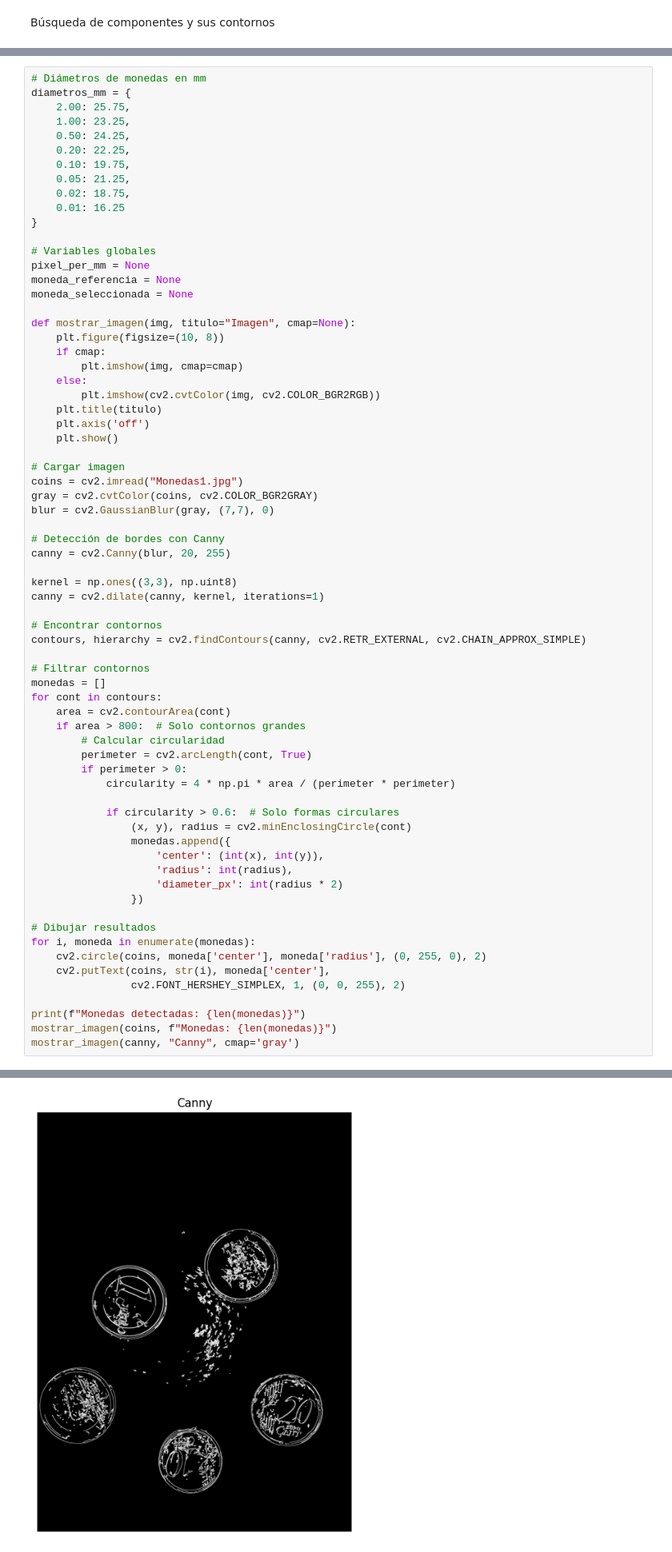
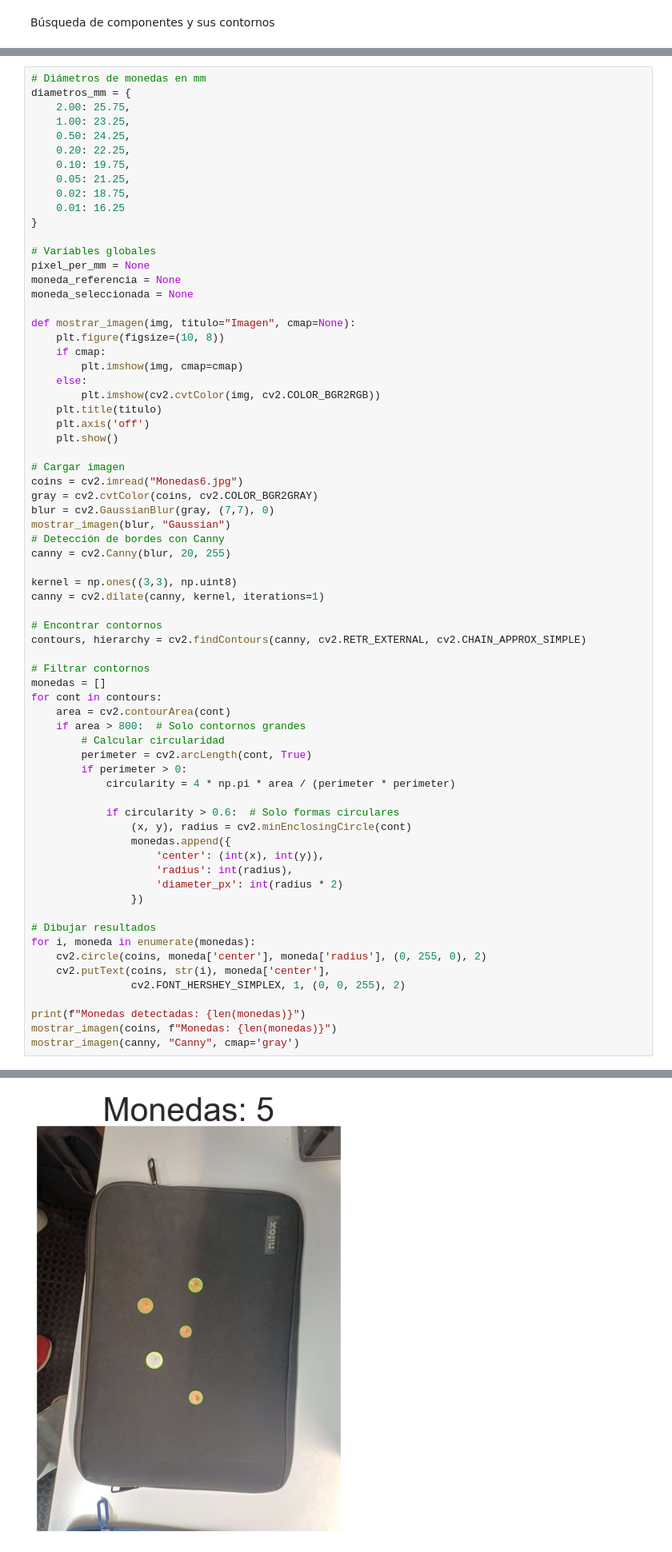
Before and after one commit to mohamedOharoun/VC_P3_42_25, a Jupyter notebook: VC_P3.ipynb, the cells around one changed output, grey strips where cells are left out. Shown at 80% size. Cells and saved outputs as stored; diff of their text form.

```diff
--- a/VC_P3.ipynb
+++ b/VC_P3.ipynb
@@ -309,10 +309,10 @@ def mostrar_imagen(img, titulo="Imagen", cmap=None):
     plt.show()
 
 # Cargar imagen
-coins = cv2.imread("Monedas1.jpg")
+coins = cv2.imread("Monedas6.jpg")
 gray = cv2.cvtColor(coins, cv2.COLOR_BGR2GRAY)
 blur = cv2.GaussianBlur(gray, (7,7), 0)
-
+mostrar_imagen(blur, "Gaussian")
 # Detección de bordes con Canny
 canny = cv2.Canny(blur, 20, 255)
 
@@ -355 +355 @@ Monedas detectadas: 2
-[figure, old version]
+[figure, new version]
```
Also changed, not shown: parts of 11 cells of this notebook, 3 other files.
